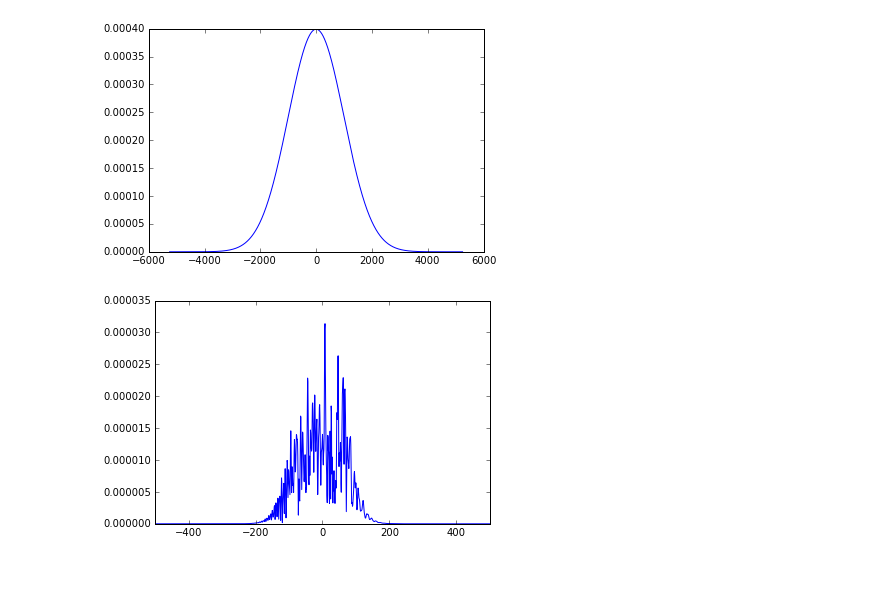
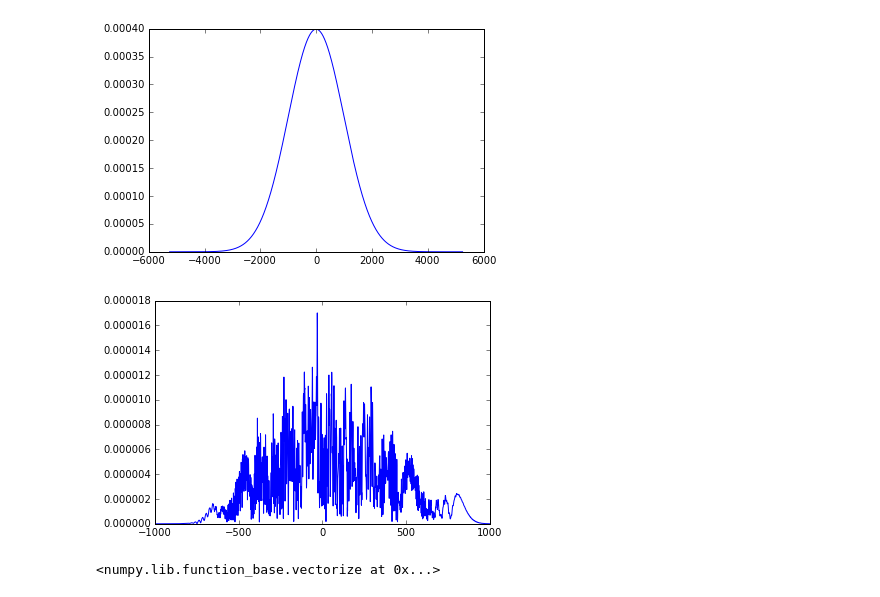
Before and after one commit to kmdouglass/simmla, a Jupyter notebook: playground/Beam Partial Coherence.ipynb, the cells around one changed output. Drawn from its saved outputs; the diff is of its cells as text; code cells hidden in the pictures.

```diff
--- a/playground/Beam Partial Coherence.ipynb
+++ b/playground/Beam Partial Coherence.ipynb
@@ -72,11 +72,11 @@ plt.show()
 # %% [output]
 [figure]
 # %%
-F    = dx * np.fft.fft(np.fft.fftshift(f))
-Rand = dx * np.fft.fft(np.fft.fftshift(randNumNormed))
+F    = dx * np.fft.fft(np.fft.ifftshift(f))
+Rand = dx * np.fft.fft(np.fft.ifftshift(randNum))
 
 Conv = F * Rand
-conv = (1/dx) * np.fft.ifftshift(np.fft.ifft(Conv))
+conv = (1/dx) * np.fft.fftshift(np.fft.ifft(Conv))
 # %%
 # Is the noise correlated?
 plt.plot(grid.px, np.abs(conv), '.')
@@ -102,7 +102,7 @@ plt.show()
 F = np.fft.fftshift(np.fft.fft(np.fft.ifftshift(uRand))) * dx / grid.wavelength / grid.focalLength
 # %%
 plt.plot(grid.pX, np.abs(F))
-plt.xlim((-500,500))
+plt.xlim((-1000,1000))
 plt.show()
 # %% [output]
-[figure, old version]
+[figure, new version]
@@ -108,0 +115,4 @@ plt.show()
+# %%
+test()
+# %% [output]
+<numpy.lib.function_base.vectorize at 0x...>
```
Also changed, not shown: parts of 8 cells of this notebook, 1 other file.
